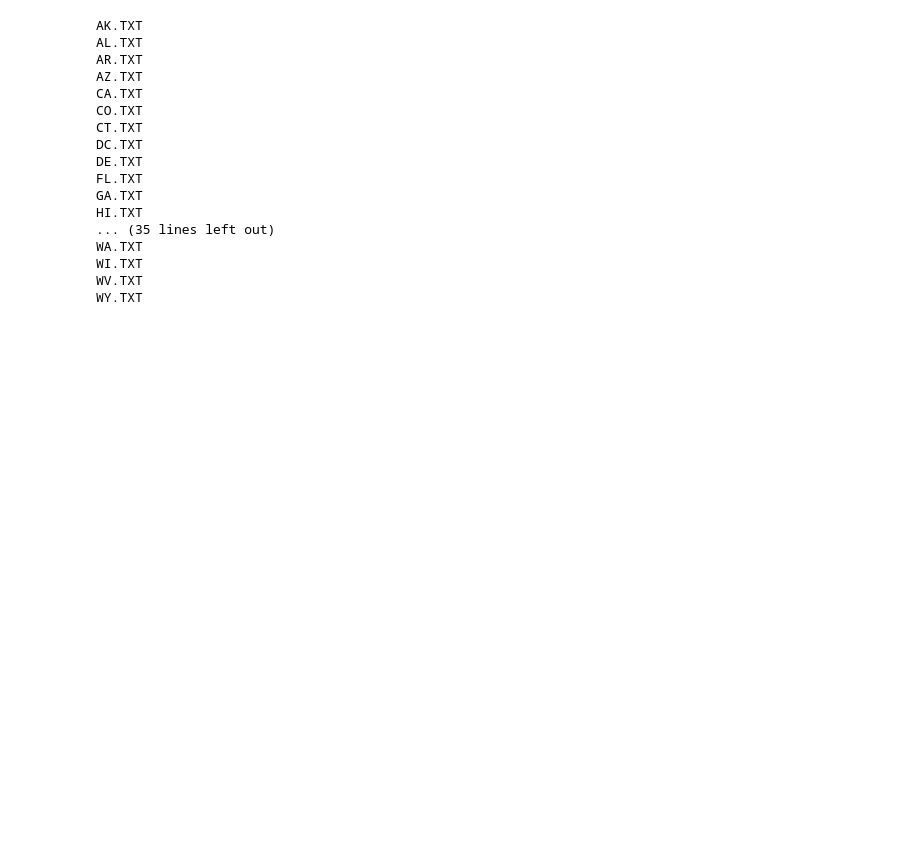
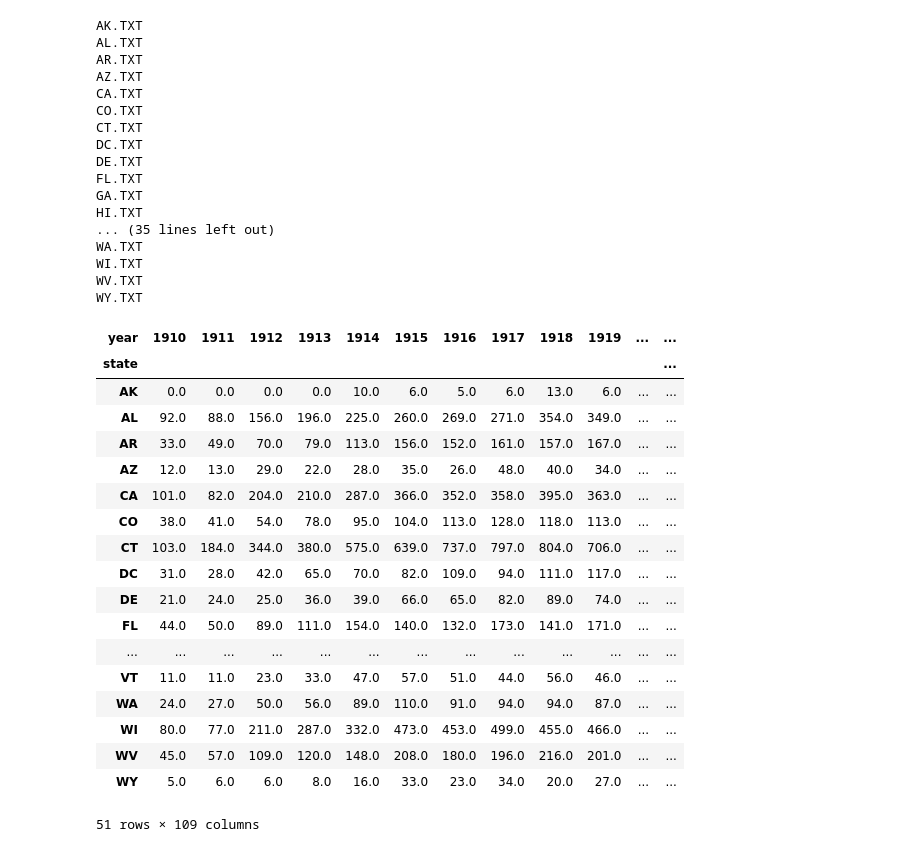
Before and after one commit to hone1er/nameTrender, a Jupyter notebook: Resources/Untitled.ipynb, the cells around one changed output. Cells and saved outputs as stored; diff of their text form; code cells hidden in the pictures; blank space fills up the shorter version.

```diff
--- a/Resources/Untitled.ipynb
+++ b/Resources/Untitled.ipynb
@@ -163,4 +165,8 @@ def choropleth(name):
     name = name.title()
     df = pd.read_csv("namesByState.csv")[['state','gender','year','name','count']]
     # filter based on name provided
-    return df[df['name']==f'{name}'][['state','gender','year','count']].pivot_table('count', ['state','gender'], 'year')
+    return df[df['name']==f'{name}'][['state','gender','year','count']]\
+.pivot_table('count', ['state','gender'], 'year')\
+.fillna(0)\
+.groupby('state')\
+.sum()
@@ -169,0 +173,22 @@ for name in countryDF['name'].unique():
+# %%
+choropleth("Joseph")
+# %% [output]
+| year | 1910 | 1911 | 1912 | 1913 | 1914 | 1915 | 1916 | 1917 | 1918 | 1919 | ... | ... |
+| state |  |  |  |  |  |  |  |  |  |  |  | ... |
+| AK | 0.0 | 0.0 | 0.0 | 0.0 | 10.0 | 6.0 | 5.0 | 6.0 | 13.0 | 6.0 | ... | ... |
+| AL | 92.0 | 88.0 | 156.0 | 196.0 | 225.0 | 260.0 | 269.0 | 271.0 | 354.0 | 349.0 | ... | ... |
+| AR | 33.0 | 49.0 | 70.0 | 79.0 | 113.0 | 156.0 | 152.0 | 161.0 | 157.0 | 167.0 | ... | ... |
+| AZ | 12.0 | 13.0 | 29.0 | 22.0 | 28.0 | 35.0 | 26.0 | 48.0 | 40.0 | 34.0 | ... | ... |
+| CA | 101.0 | 82.0 | 204.0 | 210.0 | 287.0 | 366.0 | 352.0 | 358.0 | 395.0 | 363.0 | ... | ... |
+| CO | 38.0 | 41.0 | 54.0 | 78.0 | 95.0 | 104.0 | 113.0 | 128.0 | 118.0 | 113.0 | ... | ... |
+| CT | 103.0 | 184.0 | 344.0 | 380.0 | 575.0 | 639.0 | 737.0 | 797.0 | 804.0 | 706.0 | ... | ... |
+| DC | 31.0 | 28.0 | 42.0 | 65.0 | 70.0 | 82.0 | 109.0 | 94.0 | 111.0 | 117.0 | ... | ... |
+| DE | 21.0 | 24.0 | 25.0 | 36.0 | 39.0 | 66.0 | 65.0 | 82.0 | 89.0 | 74.0 | ... | ... |
+| FL | 44.0 | 50.0 | 89.0 | 111.0 | 154.0 | 140.0 | 132.0 | 173.0 | 141.0 | 171.0 | ... | ... |
+| ... | ... | ... | ... | ... | ... | ... | ... | ... | ... | ... | ... | ... |
+| VT | 11.0 | 11.0 | 23.0 | 33.0 | 47.0 | 57.0 | 51.0 | 44.0 | 56.0 | 46.0 | ... | ... |
+| WA | 24.0 | 27.0 | 50.0 | 56.0 | 89.0 | 110.0 | 91.0 | 94.0 | 94.0 | 87.0 | ... | ... |
+| WI | 80.0 | 77.0 | 211.0 | 287.0 | 332.0 | 473.0 | 453.0 | 499.0 | 455.0 | 466.0 | ... | ... |
+| WV | 45.0 | 57.0 | 109.0 | 120.0 | 148.0 | 208.0 | 180.0 | 196.0 | 216.0 | 201.0 | ... | ... |
+| WY | 5.0 | 6.0 | 6.0 | 8.0 | 16.0 | 33.0 | 23.0 | 34.0 | 20.0 | 27.0 | ... | ... |
+51 rows × 109 columns
```
Also changed, not shown: parts of 2 cells of this notebook, 3 other files.
